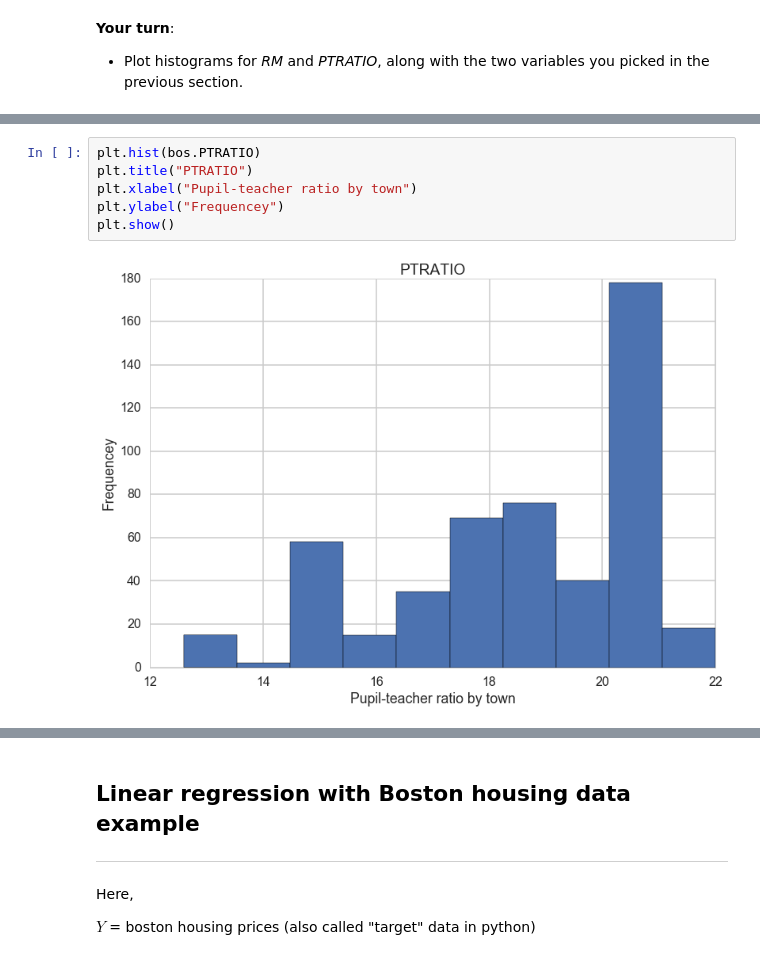
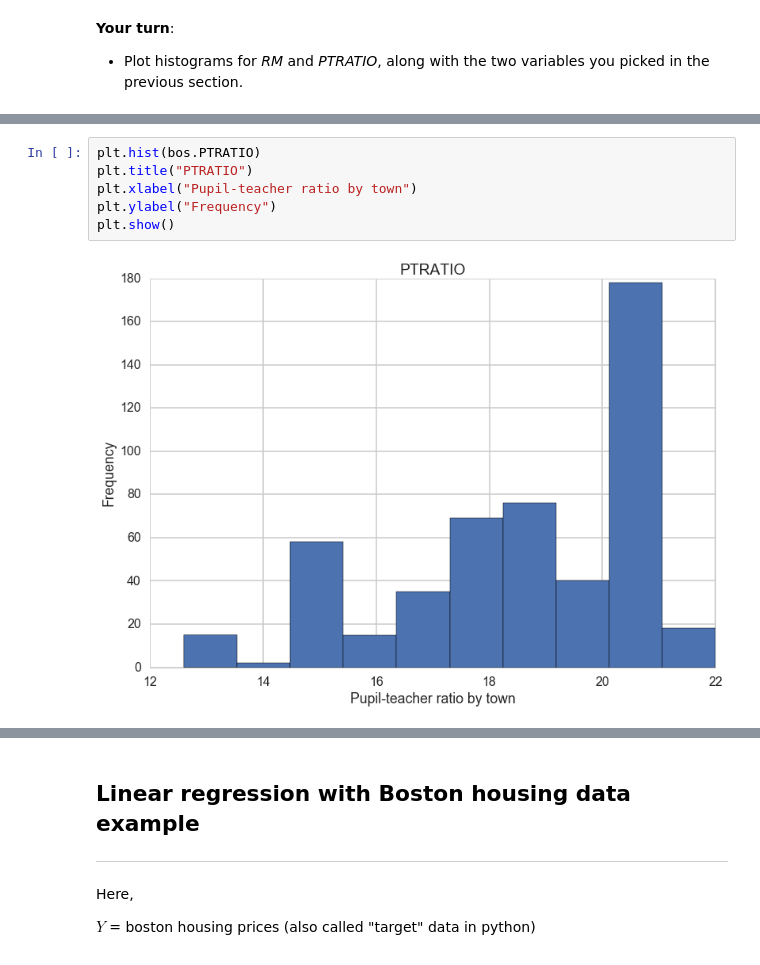
Before and after one commit to roywright/springboard, a Jupyter notebook: linear_regression/Mini_Project_Linear_Regression.ipynb, the cells around one changed output, grey strips where cells are left out. Saved outputs shown, nothing was run; the diff lists cells and outputs as text.

```diff
--- a/linear_regression/Mini_Project_Linear_Regression.ipynb
+++ b/linear_regression/Mini_Project_Linear_Regression.ipynb
@@ -312,11 +312,11 @@ plt.show()
 # %%
 plt.hist(bos.PTRATIO)
 plt.title("PTRATIO")
 plt.xlabel("Pupil-teacher ratio by town")
-plt.ylabel("Frequencey")
+plt.ylabel("Frequency")
 plt.show()
 # %% [output]
-[figure, old version]
+[figure, new version]
 # %%
 plt.hist(bos.LSTAT)
 plt.title("LSTAT")
```
Also changed, not shown: parts of 14 cells of this notebook.
